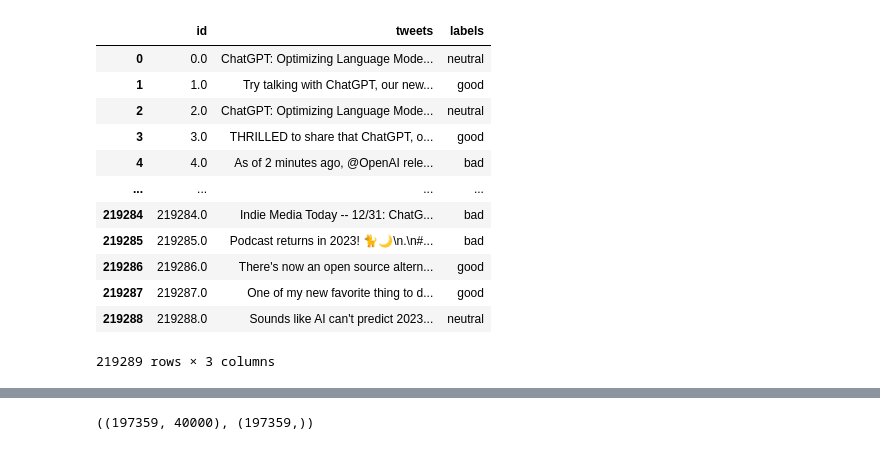
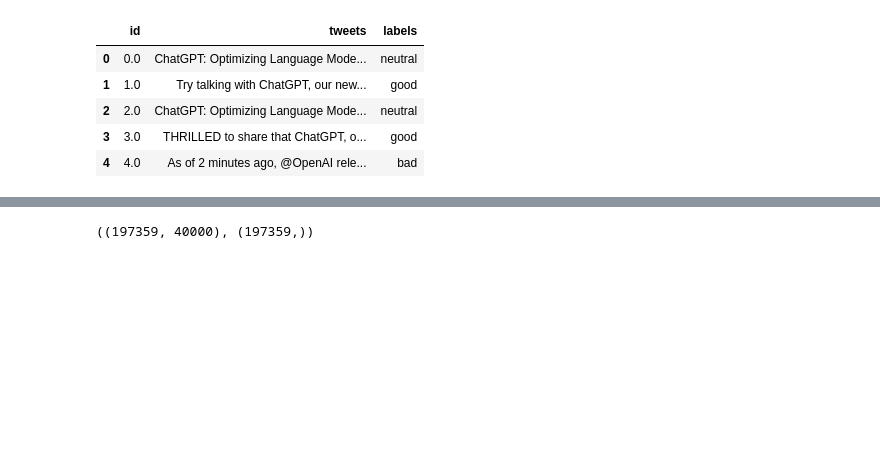
Before and after one commit to haydarkadioglu/twitter-profile-analysis, a Jupyter notebook: python-script/sentence_analysis.ipynb, the cells around one changed output, grey strips where cells are left out. Drawn from its saved outputs; the diff is of its cells as text; code cells hidden in the pictures; blank space fills up the shorter version.

```diff
--- a/python-script/sentence_analysis.ipynb
+++ b/python-script/sentence_analysis.ipynb
@@ -17,18 +14,11 @@ import stopwordsiso as stopword
 # %%
-df = pd.read_csv('dataset/sentences.csv',  delimiter=',', quoting=2, encoding="utf-8")
+df = pd.read_csv('../dataset/sentences.csv',  delimiter=',', quoting=2, encoding="utf-8")
 # %%
-df.head(-5)
+df.head(5)
 # %% [output]
 |  | id | tweets | labels |
 | 0 | 0.0 | ChatGPT: Optimizing Language Mode... | neutral |
 | 1 | 1.0 | Try talking with ChatGPT, our new... | good |
 | 2 | 2.0 | ChatGPT: Optimizing Language Mode... | neutral |
 | 3 | 3.0 | THRILLED to share that ChatGPT, o... | good |
 | 4 | 4.0 | As of 2 minutes ago, @OpenAI rele... | bad |
-| ... | ... | ... | ... |
-| 219284 | 219284.0 | Indie Media Today -- 12/31: ChatG... | bad |
-| 219285 | 219285.0 | Podcast returns in 2023! 🐈🌙\n.\n#... | bad |
-| 219286 | 219286.0 | There's now an open source altern... | good |
-| 219287 | 219287.0 | One of my new favorite thing to d... | good |
-| 219288 | 219288.0 | Sounds like AI can't predict 2023... | neutral |
-219289 rows × 3 columns
```
Also changed, not shown: parts of 6 cells of this notebook.
